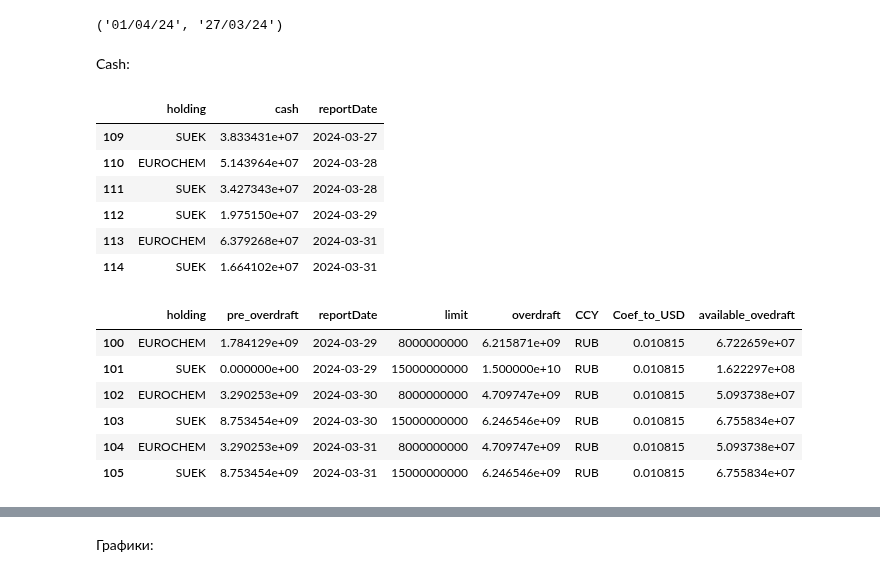
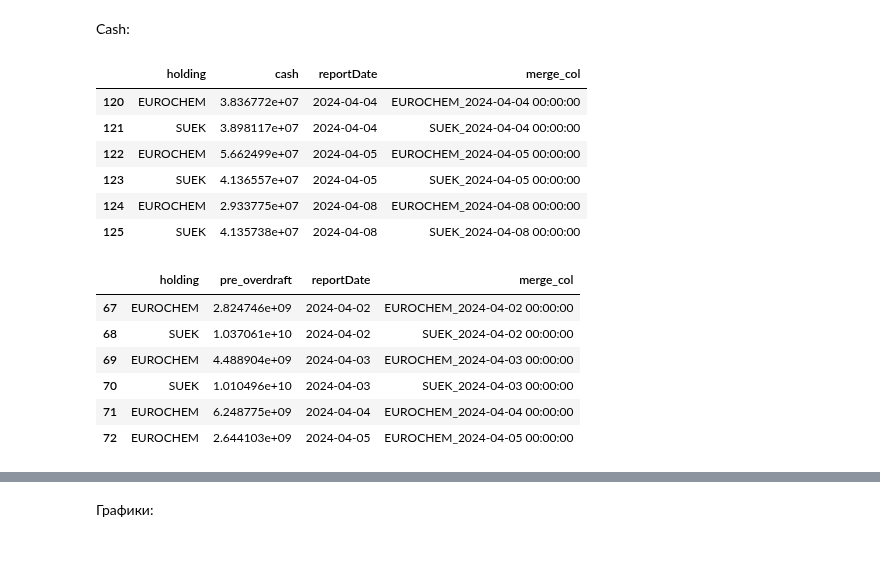
Before and after one commit to Lirollel/Work_AIM_Jupyter-Python-Pandas, a Jupyter notebook: Ликвидность/Total.ipynb, the cells around one changed output, grey strips where cells are left out. Saved outputs shown, nothing was run; the diff lists cells and outputs as text; code cells hidden in the pictures.

```diff
--- a/Ликвидность/Total.ipynb
+++ b/Ликвидность/Total.ipynb
@@ -7,13 +9,3 @@ import matplotlib.pyplot as plt
-# %%
-TD = date.today()
-TD_str = str(TD)
-today = '/'.join([TD_str[8:10], TD_str[5:7], TD_str[2:4]])
-LD = date.today() - timedelta(days = 5)
-LD_str = str(LD)
-last_day = '/'.join([LD_str[8:10], LD_str[5:7], LD_str[2:4]])
-today,last_day
-# %% [output]
-('01/04/24', '27/03/24')
 # %%
 import sys
 sys.path.append("C:\\Users\\KlimovaAnnaA\\Documents\\MyFiles\\Projects\\OCP")
@@ -36,47 +28,37 @@ ORDER BY "reportDate"
 """
 
 data_cash = export_from_RISKCUSTOM(query)
+data_cash['merge_col'] = data_cash[['holding', 'reportDate']].apply(lambda row: '_'.join(row.values.astype(str)), axis=1)
 data_cash = data_cash.sort_values(['reportDate', 'holding']).reset_index(drop=True)
 data_cash.tail(6)
 # %% [output]
-|  | holding | cash | reportDate |
-| 109 | SUEK | 3.833431e+07 | 2024-03-27 |
-| 110 | EUROCHEM | 5.143964e+07 | 2024-03-28 |
-| 111 | SUEK | 3.427343e+07 | 2024-03-28 |
-| 112 | SUEK | 1.975150e+07 | 2024-03-29 |
-| 113 | EUROCHEM | 6.379268e+07 | 2024-03-31 |
-| 114 | SUEK | 1.664102e+07 | 2024-03-31 |
+|  | holding | cash | reportDate | merge_col |
+| 120 | EUROCHEM | 3.836772e+07 | 2024-04-04 | EUROCHEM_2024-04-04 00:00:00 |
+| 121 | SUEK | 3.898117e+07 | 2024-04-04 | SUEK_2024-04-04 00:00:00 |
+| 122 | EUROCHEM | 5.662499e+07 | 2024-04-05 | EUROCHEM_2024-04-05 00:00:00 |
+| 123 | SUEK | 4.136557e+07 | 2024-04-05 | SUEK_2024-04-05 00:00:00 |
+| 124 | EUROCHEM | 2.933775e+07 | 2024-04-08 | EUROCHEM_2024-04-08 00:00:00 |
+| 125 | SUEK | 4.135738e+07 | 2024-04-08 | SUEK_2024-04-08 00:00:00 |
 # %%
 query = """
 SELECT "companyCode" AS "holding", SUM("bookValuePositionCurrency") AS "pre_overdraft", "reportDate"
 FROM "RISKACCESS"."sapPositionArrears"
 WHERE "productType" = 130 AND "companyCode" IN ('1100', 'E200')
 AND "reportDate" >= trunc(sysdate - interval '3' month) AND "reportDate" <= (SELECT MAX("reportDate") FROM "RISKACCESS"."bankAccountsBalanceDaily")
 GROUP BY "companyCode", "reportDate"
 ORDER BY "reportDate"
 """
 
 data_overdraft = export_from_RISKCUSTOM(query) # выгрузка запроса
 data_overdraft.holding = data_overdraft.holding.replace({'1100': 'SUEK', 'E200':'EUROCHEM'}) # Переименовывание holding
-holding_df = pd.DataFrame({'reportDate': data_overdraft.reportDate.unique().tolist(), 'hol1':'SUEK', 'hol2':'EUROCHEM'}) # Добавление каждого holding на каждую из дат выгрузки
-holding_df = holding_df.melt(id_vars='reportDate', value_vars=['hol1', 'hol2'], value_name='holding').drop(columns='variable')
-data_overdraft = data_overdraft.merge(holding_df, how='right')
-limit_df = pd.DataFrame({'holding': ['SUEK', 'EUROCHEM'], 'limit': [15000000000, 8000000000]}) # Добавление значения limit для каждого holding
-data_overdraft = data_overdraft.merge(limit_df, how='left')
-data_overdraft.pre_overdraft = data_overdraft.pre_overdraft.fillna(0) # Заполнение пустых значений pre_overdraft нулями
-data_overdraft['overdraft'] = data_overdraft.limit - data_overdraft.pre_overdraft # Вычисление overdraft
-data_overdraft['CCY'] = 'RUB' # Перевод значений overdraft в USD
-TD = data_overdraft.reportDate.max()
-TD_str = str(TD)
-today = '/'.join([TD_str[8:10], TD_str[5:7], TD_str[2:4]])
-data_overdraft = add_in_currency_column(data_overdraft, 'CCY', 'overdraft', 'USD', today).rename(columns={'overdraft_in_USD':'available_ovedraft'})
+data_overdraft['merge_col'] = data_overdraft[['holding', 'reportDate']].apply(lambda row: '_'.join(row.values.astype(str)), axis=1)
 data_overdraft = data_overdraft.sort_values(['reportDate', 'holding']).reset_index(drop=True)
 data_overdraft.tail(6)
 # %% [output]
-|  | holding | pre_overdraft | reportDate | limit | overdraft | CCY | Coef_to_USD | available_ovedraft |
-| 100 | EUROCHEM | 1.784129e+09 | 2024-03-29 | 8000000000 | 6.215871e+09 | RUB | 0.010815 | 6.722659e+07 |
-| 101 | SUEK | 0.000000e+00 | 2024-03-29 | 15000000000 | 1.500000e+10 | RUB | 0.010815 | 1.622297e+08 |
-| 102 | EUROCHEM | 3.290253e+09 | 2024-03-30 | 8000000000 | 4.709747e+09 | RUB | 0.010815 | 5.093738e+07 |
-| 103 | SUEK | 8.753454e+09 | 2024-03-30 | 15000000000 | 6.246546e+09 | RUB | 0.010815 | 6.755834e+07 |
-| 104 | EUROCHEM | 3.290253e+09 | 2024-03-31 | 8000000000 | 4.709747e+09 | RUB | 0.010815 | 5.093738e+07 |
-| 105 | SUEK | 8.753454e+09 | 2024-03-31 | 15000000000 | 6.246546e+09 | RUB | 0.010815 | 6.755834e+07 |
+|  | holding | pre_overdraft | reportDate | merge_col |
+| 67 | EUROCHEM | 2.824746e+09 | 2024-04-02 | EUROCHEM_2024-04-02 00:00:00 |
+| 68 | SUEK | 1.037061e+10 | 2024-04-02 | SUEK_2024-04-02 00:00:00 |
+| 69 | EUROCHEM | 4.488904e+09 | 2024-04-03 | EUROCHEM_2024-04-03 00:00:00 |
+| 70 | SUEK | 1.010496e+10 | 2024-04-03 | SUEK_2024-04-03 00:00:00 |
+| 71 | EUROCHEM | 6.248775e+09 | 2024-04-04 | EUROCHEM_2024-04-04 00:00:00 |
+| 72 | EUROCHEM | 2.644103e+09 | 2024-04-05 | EUROCHEM_2024-04-05 00:00:00 |
```
Also changed, not shown: parts of 15 cells of this notebook, 1 other file.
